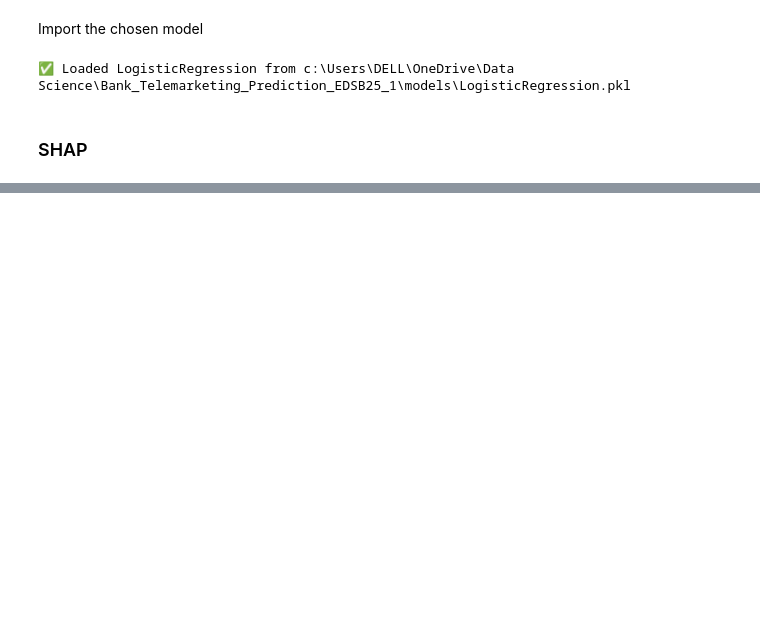
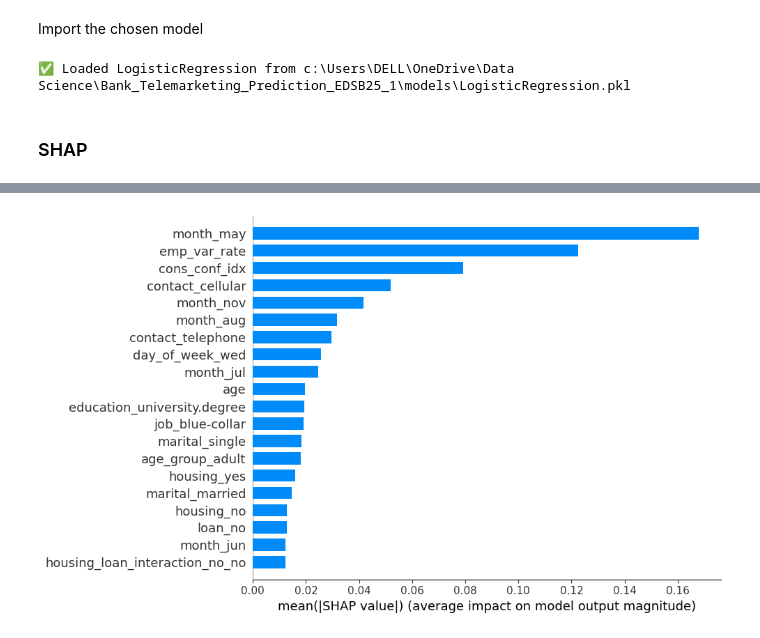
Before and after one commit to conceicao-singa/Bank_Telemarketing_Prediction_EDSB25_1, a Jupyter notebook: notebooks/evaluation.ipynb, the cells around one changed output, grey strips where cells are left out. Drawn from its saved outputs; the diff is of its cells as text; code cells hidden in the pictures; blank space fills up the shorter version.

```diff
--- a/notebooks/evaluation.ipynb
+++ b/notebooks/evaluation.ipynb
@@ -88,0 +106,10 @@ shap.force_plot(
+# %%
+shap.summary_plot(
+    shap_values,
+    X_test_sample,
+    feature_names=cleaned_feature_names,
+    plot_type="bar",
+    plot_size=(10,6)
+)
+# %% [output]
+[figure, added]
```
Also changed, not shown: parts of 3 cells of this notebook, 7 other files.
